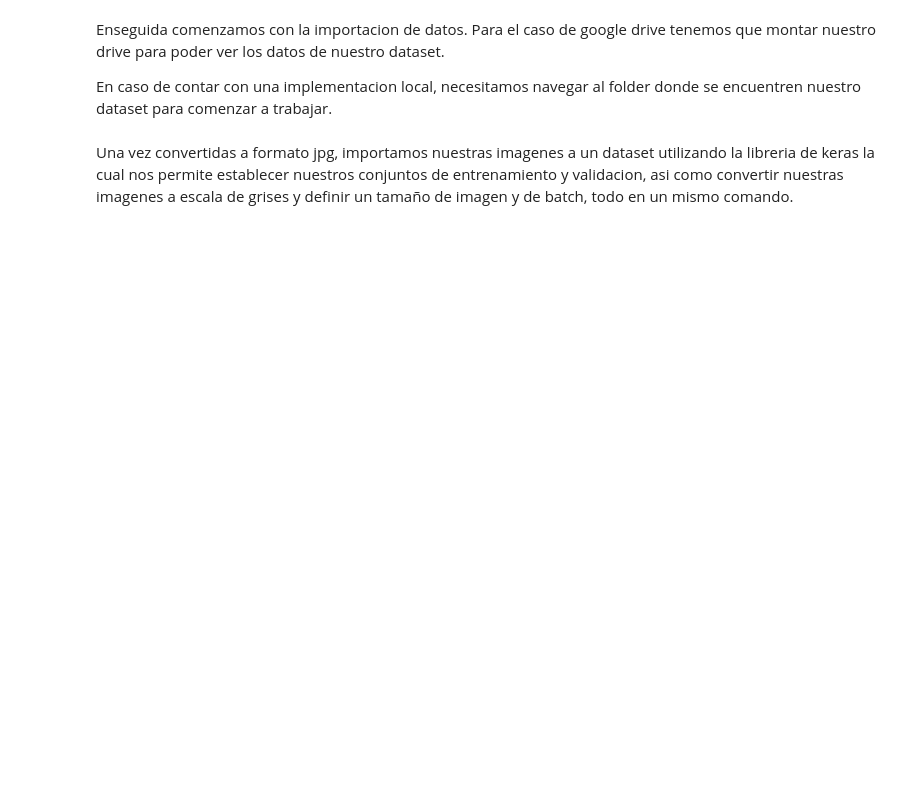
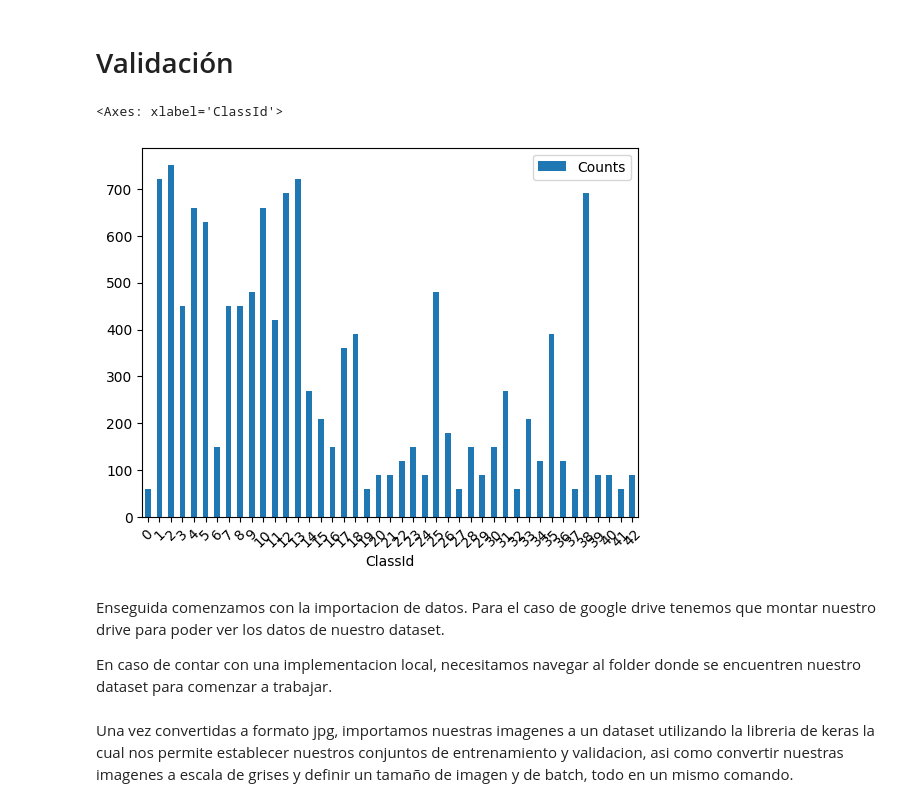
Before and after one commit to a00169781/navegacionAutonoma, a Jupyter notebook: Actividad_4.2_Clasificación_CNN_GTRSB_Equipo06.ipynb, the cells around one changed output. Saved outputs shown, nothing was run; the diff lists cells and outputs as text; code cells hidden in the pictures; blank space fills up the shorter version.

```diff
--- a/Actividad_4.2_Clasificación_CNN_GTRSB_Equipo06.ipynb
+++ b/Actividad_4.2_Clasificación_CNN_GTRSB_Equipo06.ipynb
@@ -36,3 +50,12 @@ baseDir = '/home/jmtanous/temp'
+# %% [markdown]
+# Validación
+# %%
+train_metadata=pd.read_csv(baseDir + '/Test.csv')
+train_metadata=train_metadata.groupby('ClassId').Width.count().reset_index().rename(columns={'Width':'Counts'})
+train_metadata.plot.bar(x='ClassId', y='Counts', rot=45)
+# %% [output]
+<Axes: xlabel='ClassId'>
+[figure, added]
 # %% [markdown]
 Enseguida comenzamos con la importacion de datos. Para el caso de google drive tenemos que montar nuestro drive para poder ver los datos de nuestro dataset.
 
```
Also changed, not shown: parts of 17 cells of this notebook, 1 other file.
